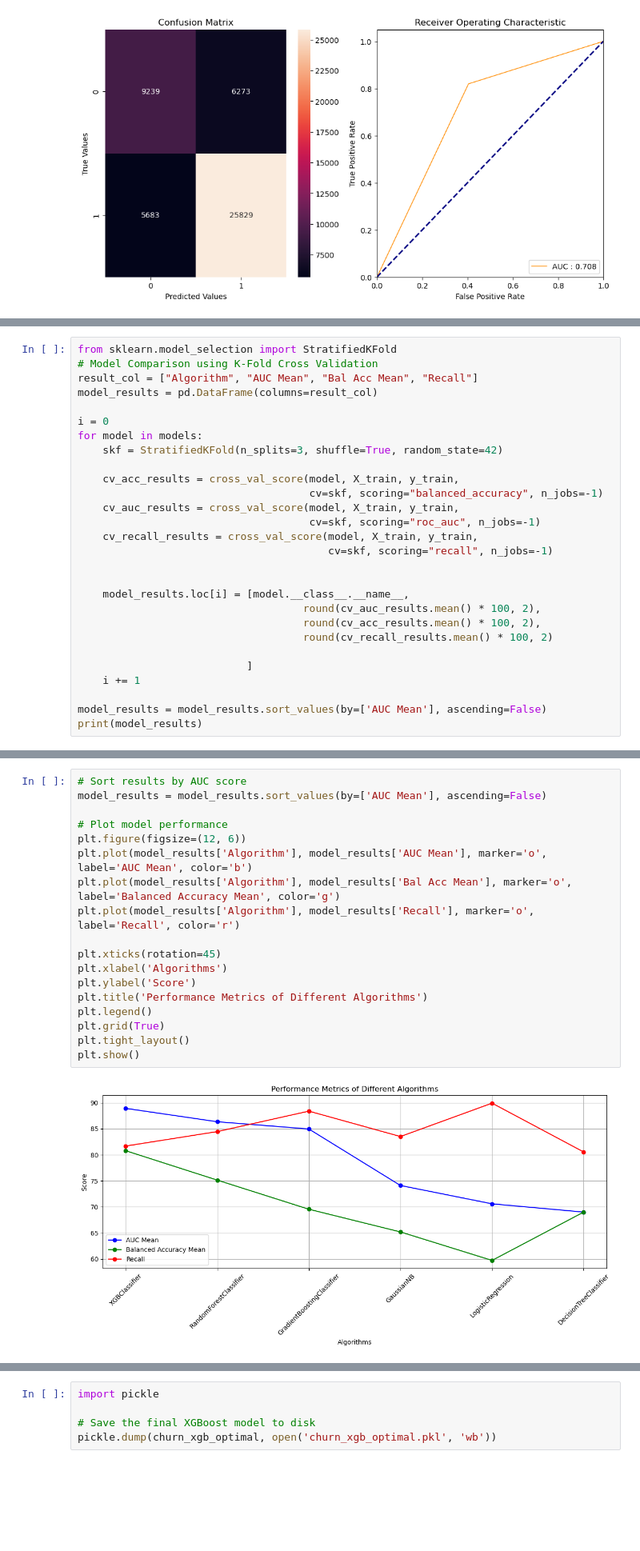
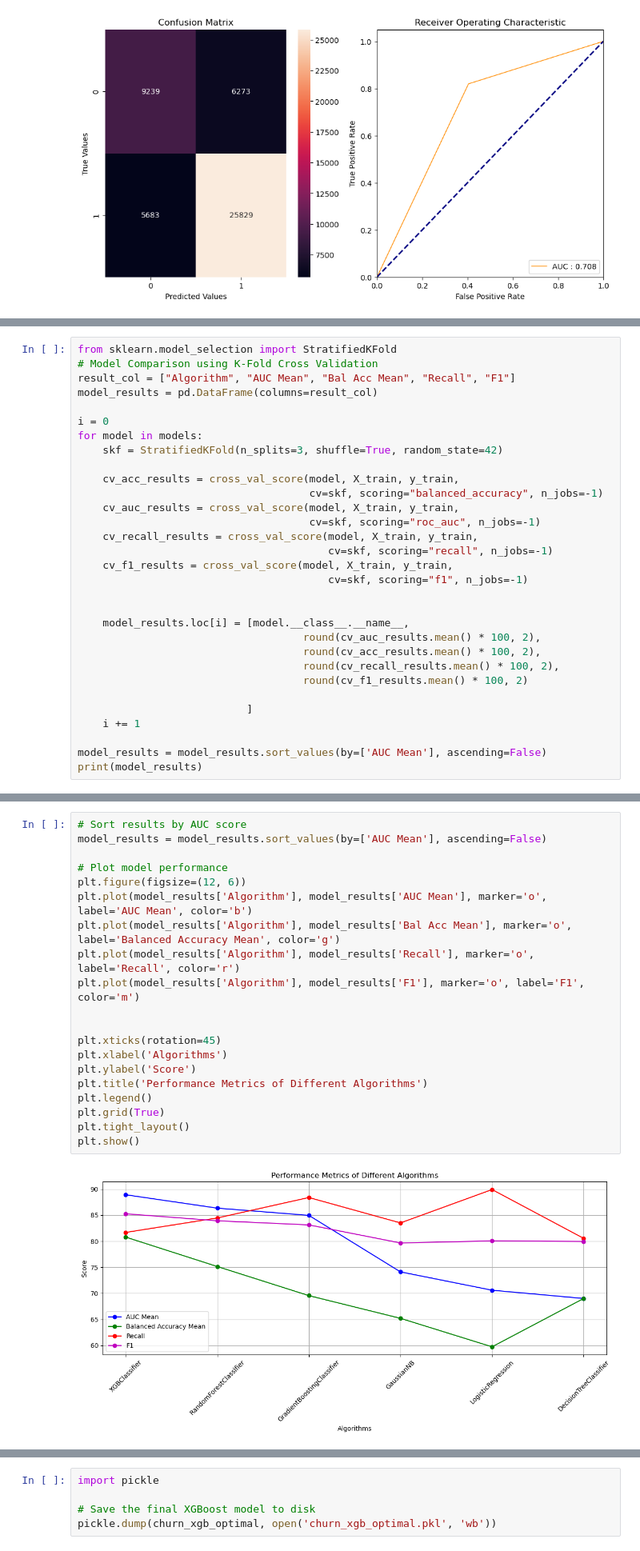
Before and after one commit to Reshiya13/Final_year_project, a Jupyter notebook: MODEL-ROC-after.ipynb, the cells around one changed output, grey strips where cells are left out. Shown at 80% size. Saved outputs shown, nothing was run; the diff lists cells and outputs as text; blank space fills up the shorter version.

```diff
--- a/MODEL-ROC-after.ipynb
+++ b/MODEL-ROC-after.ipynb
@@ -243,7 +251,7 @@ ROC AUC Score:  0.8900634440316032
 # %%
 from sklearn.model_selection import StratifiedKFold
 # Model Comparison using K-Fold Cross Validation
-result_col = ["Algorithm", "AUC Mean", "Bal Acc Mean", "Recall"]
+result_col = ["Algorithm", "AUC Mean", "Bal Acc Mean", "Recall", "F1"]
 model_results = pd.DataFrame(columns=result_col)
 
 i = 0
@@ -256,12 +264,15 @@ for model in models:
                                      cv=skf, scoring="roc_auc", n_jobs=-1)
     cv_recall_results = cross_val_score(model, X_train, y_train,
                                         cv=skf, scoring="recall", n_jobs=-1)
+    cv_f1_results = cross_val_score(model, X_train, y_train,
+                                        cv=skf, scoring="f1", n_jobs=-1)
 
 
     model_results.loc[i] = [model.__class__.__name__,
                                     round(cv_auc_results.mean() * 100, 2),
                                     round(cv_acc_results.mean() * 100, 2),
-                                    round(cv_recall_results.mean() * 100, 2)
+                                    round(cv_recall_results.mean() * 100, 2),
+                                    round(cv_f1_results.mean() * 100, 2)
 
                            ]
     i += 1
@@ -279,23 +290,25 @@ print(model_results)
 # %%
 # Sort results by AUC score
 model_results = model_results.sort_values(by=['AUC Mean'], ascending=False)
 
 # Plot model performance
 plt.figure(figsize=(12, 6))
 plt.plot(model_results['Algorithm'], model_results['AUC Mean'], marker='o', label='AUC Mean', color='b')
 plt.plot(model_results['Algorithm'], model_results['Bal Acc Mean'], marker='o', label='Balanced Accuracy Mean', color='g')
 plt.plot(model_results['Algorithm'], model_results['Recall'], marker='o', label='Recall', color='r')
+plt.plot(model_results['Algorithm'], model_results['F1'], marker='o', label='F1', color='m')
+
 
 plt.xticks(rotation=45)
 plt.xlabel('Algorithms')
 plt.ylabel('Score')
 plt.title('Performance Metrics of Different Algorithms')
 plt.legend()
 plt.grid(True)
 plt.tight_layout()
 plt.show()
 # %% [output]
-[figure, old version]
+[figure, new version]
 # %%
 from sklearn.model_selection import RandomizedSearchCV
 import numpy as np
```
Also changed, not shown: parts of 17 cells of this notebook.
